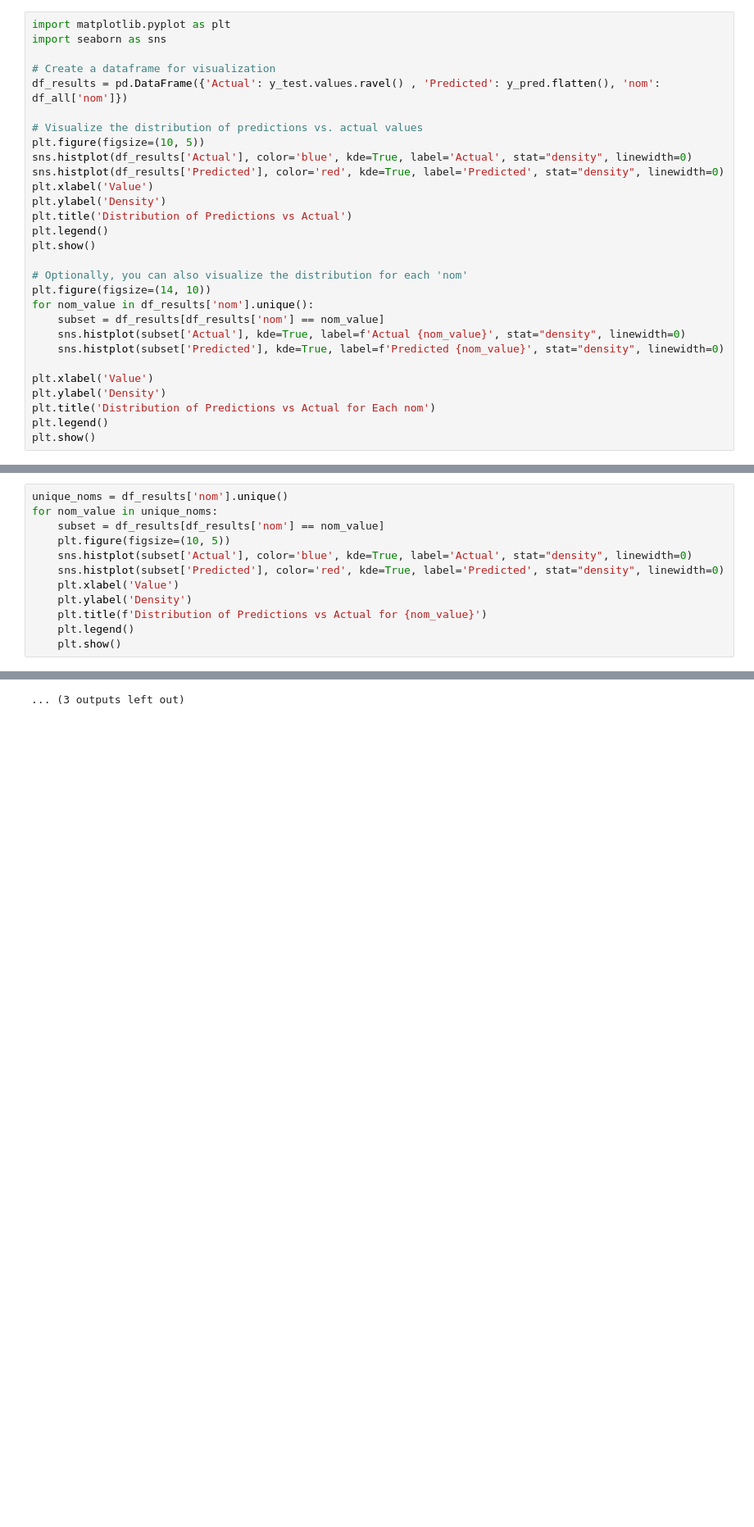
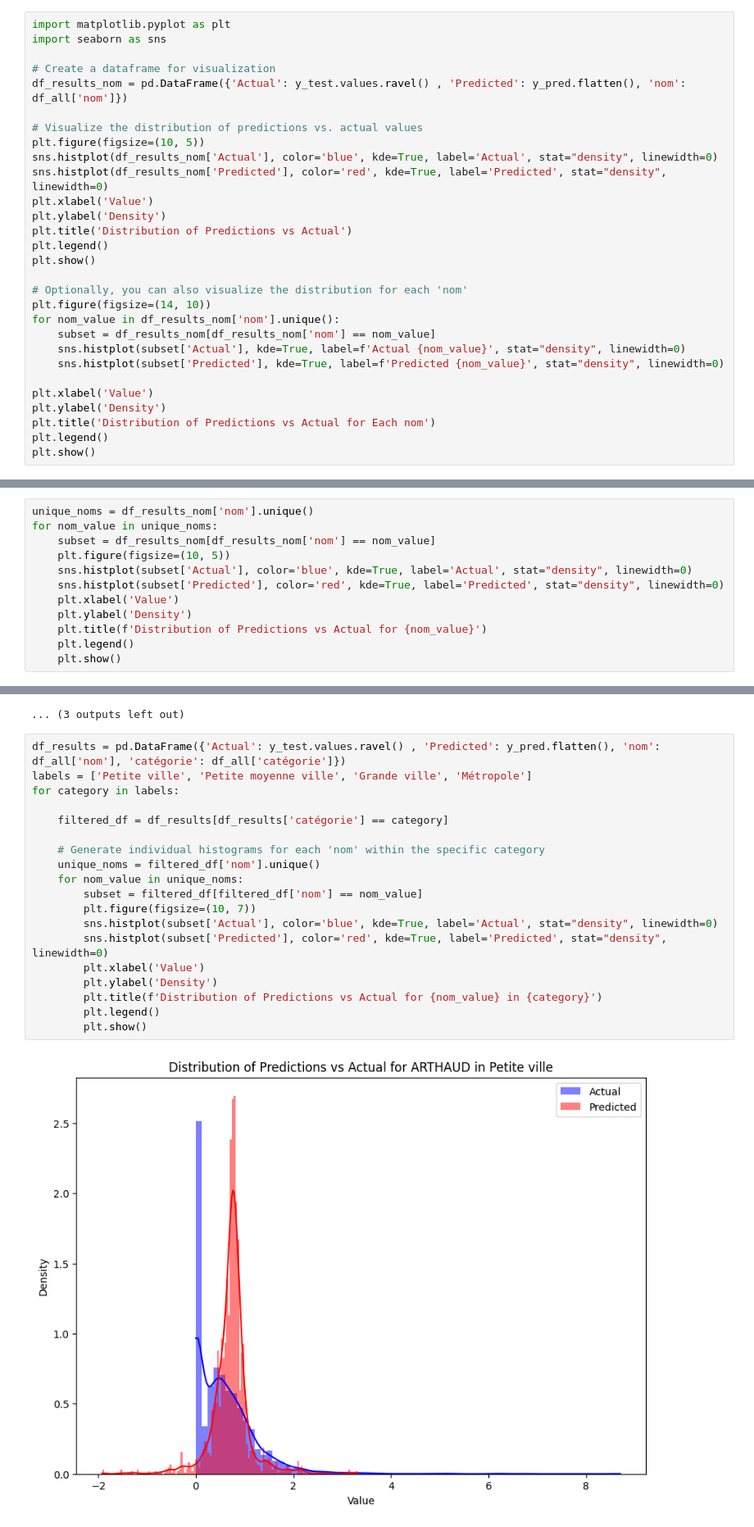
Before and after one commit to Piett-rm/MSPR-Analyse-de-donnees, a Jupyter notebook: model_vis.ipynb, the cells around one changed output, grey strips where cells are left out. Shown at 82% size. Cells and saved outputs as stored; diff of their text form; blank space fills up the shorter version.

Commit message:
feat(vis model) Visualisation de la distribution des prédictions par candidat et catégories de ville. Plus Matrice de Confusion.

```diff
--- a/model_vis.ipynb
+++ b/model_vis.ipynb
@@ -75,12 +75,12 @@ import matplotlib.pyplot as plt
 import seaborn as sns
 
 # Create a dataframe for visualization
-df_results = pd.DataFrame({'Actual': y_test.values.ravel() , 'Predicted': y_pred.flatten(), 'nom': df_all['nom']})
+df_results_nom = pd.DataFrame({'Actual': y_test.values.ravel() , 'Predicted': y_pred.flatten(), 'nom': df_all['nom']})
 
 # Visualize the distribution of predictions vs. actual values
 plt.figure(figsize=(10, 5))
-sns.histplot(df_results['Actual'], color='blue', kde=True, label='Actual', stat="density", linewidth=0)
-sns.histplot(df_results['Predicted'], color='red', kde=True, label='Predicted', stat="density", linewidth=0)
+sns.histplot(df_results_nom['Actual'], color='blue', kde=True, label='Actual', stat="density", linewidth=0)
+sns.histplot(df_results_nom['Predicted'], color='red', kde=True, label='Predicted', stat="density", linewidth=0)
 plt.xlabel('Value')
 plt.ylabel('Density')
 plt.title('Distribution of Predictions vs Actual')
@@ -89,8 +89,8 @@ plt.show()
 
 # Optionally, you can also visualize the distribution for each 'nom'
 plt.figure(figsize=(14, 10))
-for nom_value in df_results['nom'].unique():
-    subset = df_results[df_results['nom'] == nom_value]
+for nom_value in df_results_nom['nom'].unique():
+    subset = df_results_nom[df_results_nom['nom'] == nom_value]
     sns.histplot(subset['Actual'], kde=True, label=f'Actual {nom_value}', stat="density", linewidth=0)
     sns.histplot(subset['Predicted'], kde=True, label=f'Predicted {nom_value}', stat="density", linewidth=0)
 
@@ -112,9 +112,9 @@ Index(['id', 'libdep', 'circo', 'part_pauvres_diff', 'part_modestes_diff',
        'code_insee', 'insecurite', 'taux_chomage_moyen'],
       dtype='object')
 # %%
-unique_noms = df_results['nom'].unique()
+unique_noms = df_results_nom['nom'].unique()
 for nom_value in unique_noms:
-    subset = df_results[df_results['nom'] == nom_value]
+    subset = df_results_nom[df_results_nom['nom'] == nom_value]
     plt.figure(figsize=(10, 5))
     sns.histplot(subset['Actual'], color='blue', kde=True, label='Actual', stat="density", linewidth=0)
     sns.histplot(subset['Predicted'], color='red', kde=True, label='Predicted', stat="density", linewidth=0)
@@ -137,3 +137,24 @@ for nom_value in unique_noms:
 [figure]
 [figure]
 ... (3 outputs left out)
+# %%
+df_results = pd.DataFrame({'Actual': y_test.values.ravel() , 'Predicted': y_pred.flatten(), 'nom': df_all['nom'], 'catégorie': df_all['catégorie']})
+labels = ['Petite ville', 'Petite moyenne ville', 'Grande ville', 'Métropole']
+for category in labels:
+
+    filtered_df = df_results[df_results['catégorie'] == category]
+
+    # Generate individual histograms for each 'nom' within the specific category
+    unique_noms = filtered_df['nom'].unique()
+    for nom_value in unique_noms:
+        subset = filtered_df[filtered_df['nom'] == nom_value]
+        plt.figure(figsize=(10, 7))
+        sns.histplot(subset['Actual'], color='blue', kde=True, label='Actual', stat="density", linewidth=0)
+        sns.histplot(subset['Predicted'], color='red', kde=True, label='Predicted', stat="density", linewidth=0)
+        plt.xlabel('Value')
+        plt.ylabel('Density')
+        plt.title(f'Distribution of Predictions vs Actual for {nom_value} in {category}')
+        plt.legend()
+        plt.show()
+# %% [output]
+[figure, added]
```
Also changed, not shown: parts of 2 cells of this notebook.
